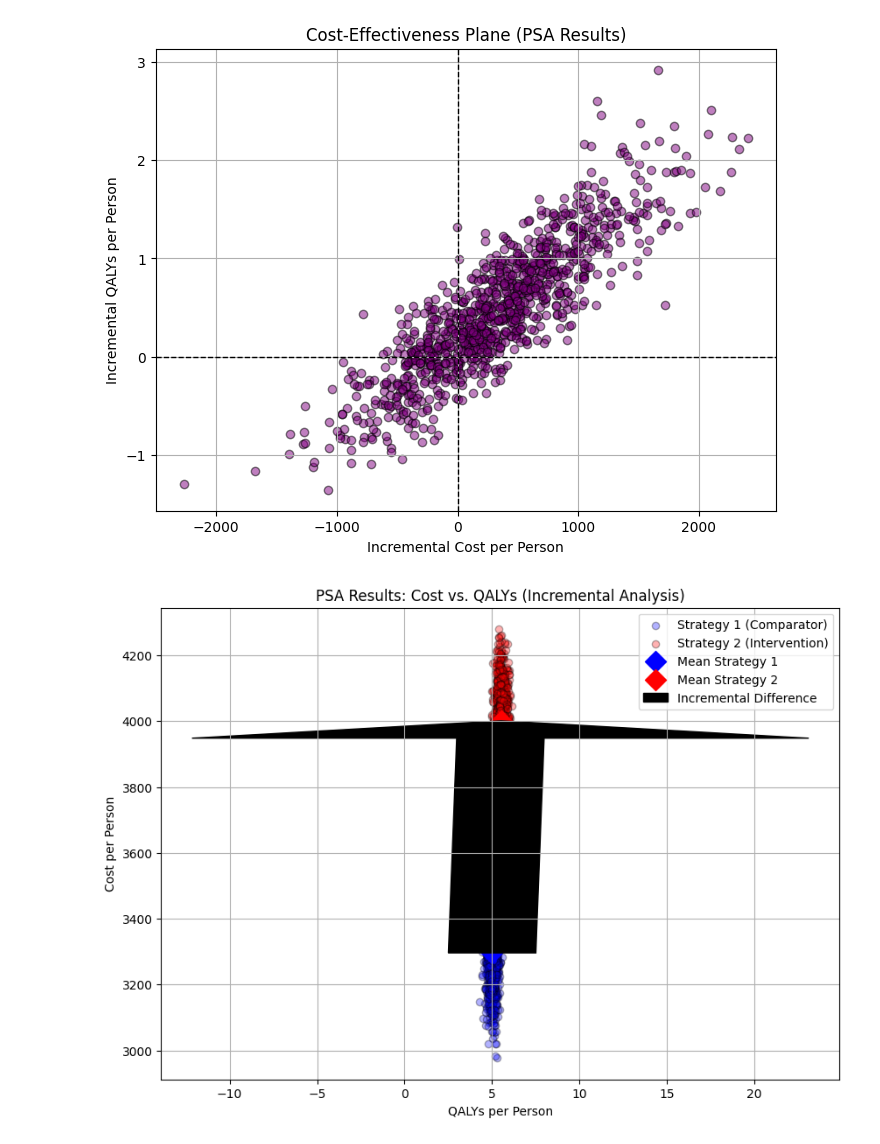
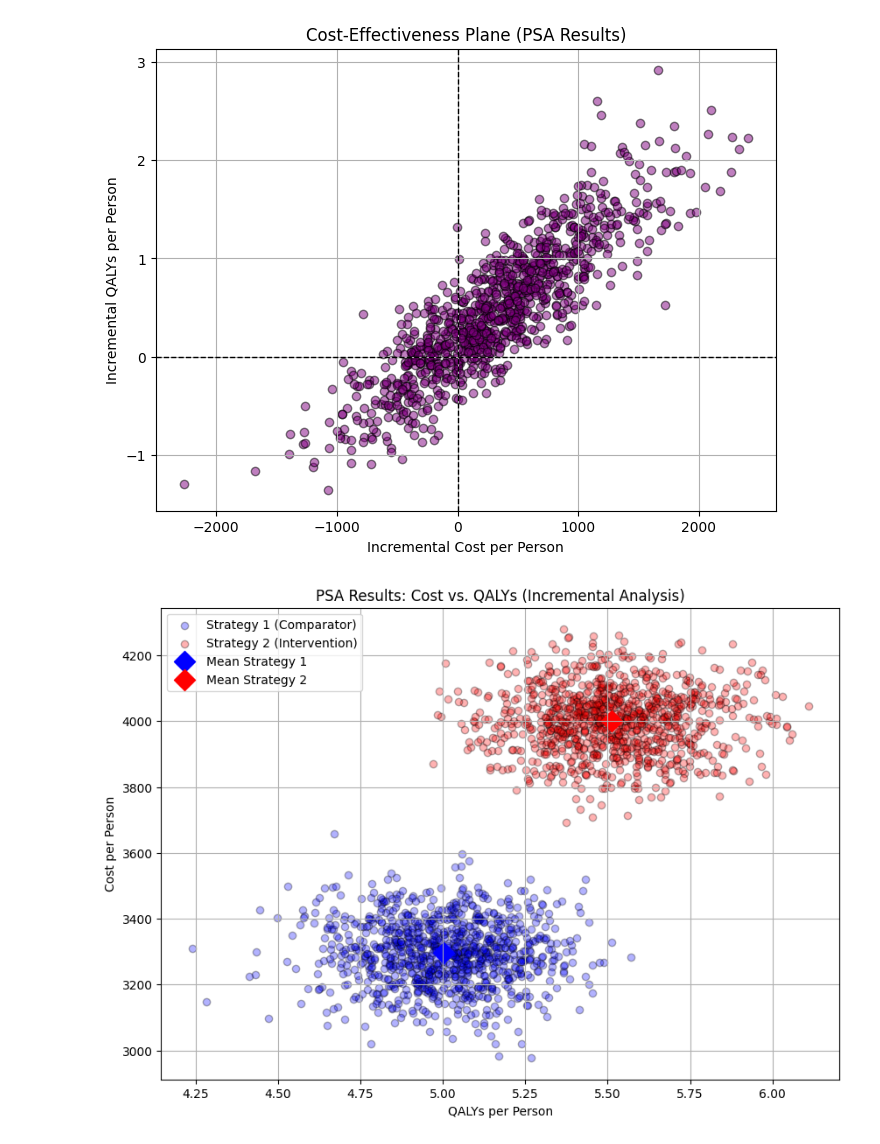
Before and after one commit to rsbaye/Data-Science-Projects, a Jupyter notebook: Markov_model_cost_effectiveness.ipynb, the cells around one changed output. Cells and saved outputs as stored; diff of their text form; code cells hidden in the pictures.

```diff
--- a/Markov_model_cost_effectiveness.ipynb
+++ b/Markov_model_cost_effectiveness.ipynb
@@ -564,35 +669,35 @@ costs_strategy2 = np.random.normal(4000, 100, 1000)
 utils_strategy2 = np.random.normal(5.5, 0.2, 1000)
 mean_cost1 = np.mean(costs_strategy1)
 mean_util1 = np.mean(utils_strategy1)
 mean_cost2 = np.mean(costs_strategy2)
 mean_util2 = np.mean(utils_strategy2)
 
 # --- Create the scatter plot ---
 plt.figure(figsize=(10, 7))
 # Plot individual PSA simulation points for Strategy 1 (Comparator)
 plt.scatter(utils_strategy1, costs_strategy1, color='blue', alpha=0.3,
             label='Strategy 1 (Comparator)', edgecolor='k')
 # Plot individual PSA simulation points for Strategy 2 (Intervention)
 plt.scatter(utils_strategy2, costs_strategy2, color='red', alpha=0.3,
             label='Strategy 2 (Intervention)', edgecolor='k')
 
 # Plot the mean outcomes as larger diamond markers
 plt.scatter(mean_util1, mean_cost1, color='blue', s=150, marker='D',
             label='Mean Strategy 1')
 plt.scatter(mean_util2, mean_cost2, color='red', s=150, marker='D',
             label='Mean Strategy 2')
 
 # Draw an arrow showing the incremental difference from Strategy 1 to Strategy 2
-plt.arrow(mean_util1, mean_cost1,
-          mean_util2 - mean_util1, mean_cost2 - mean_cost1,
-          color='black', width=5, head_width=0.05 * (mean_cost2-mean_cost1),
-          length_includes_head=True, label='Incremental Difference')
+#plt.arrow(mean_util1, mean_cost1,
+          #mean_util2 - mean_util1, mean_cost2 - mean_cost1,
+          #color='black', width=5, head_width=0.05 * (mean_cost2-mean_cost1),
+          #length_includes_head=True, label='Incremental Difference')
 
 plt.xlabel('QALYs per Person')
 plt.ylabel('Cost per Person')
 plt.title('PSA Results: Cost vs. QALYs (Incremental Analysis)')
 plt.legend()
 plt.grid(True)
 plt.show()
 # %% [output]
-[figure, old version]
+[figure, new version]
```
Also changed, not shown: parts of 8 cells of this notebook.
